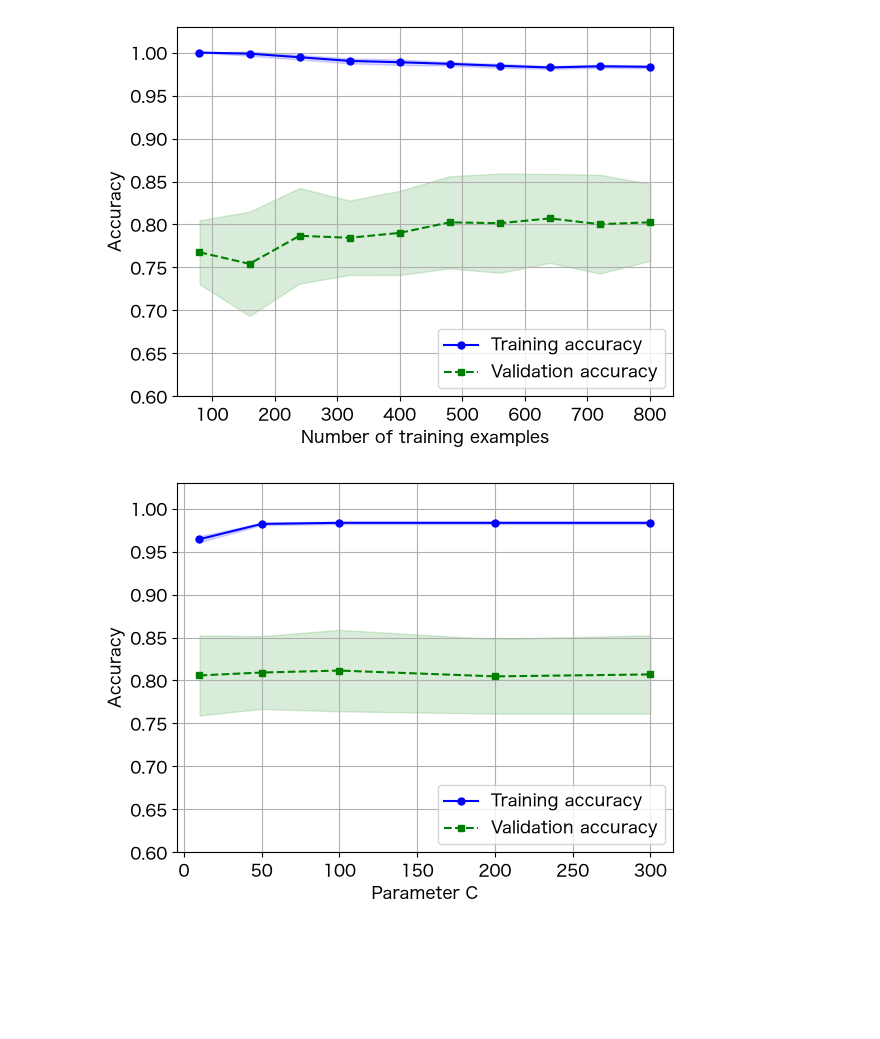
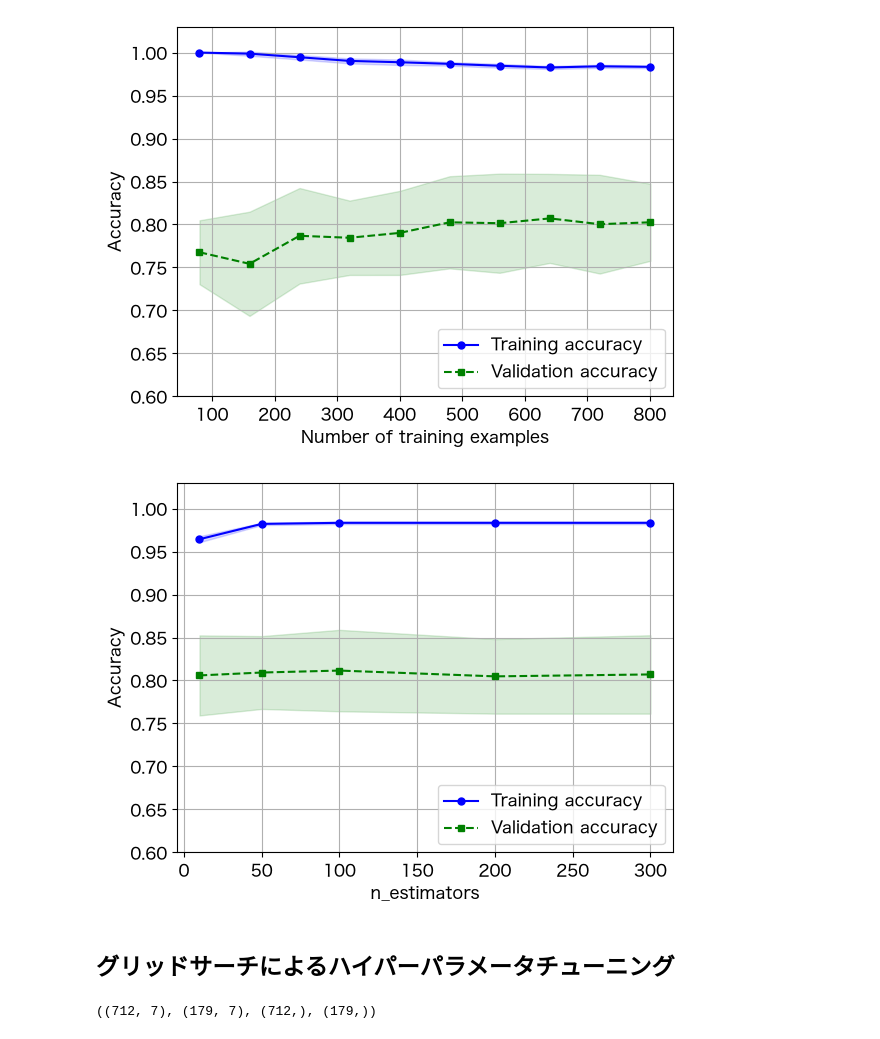
Before and after one commit to yasunobu-nonaka/machine-learning-notebooks, a Jupyter notebook: titanic/note.ipynb, the cells around one changed output. Cells and saved outputs as stored; diff of their text form; code cells hidden in the pictures; blank space fills up the shorter version.

```diff
--- a/titanic/note.ipynb
+++ b/titanic/note.ipynb
@@ -620,5 +620,5 @@ print("平均スコア:", scores.mean())
 # %%
 df_train = pd.read_csv("data/train.csv")
 # %%
-X_train, y_train = prepare_X_y(df_train, is_train_data=True)
+X, y = prepare_X_y(df_train, is_train_data=True)
 # %%
@@ -671,33 +671,35 @@ from sklearn.model_selection import validation_curve
 
 param_range = [10, 50, 100, 200, 300]
 
 train_scores, test_scores = validation_curve(
-    estimator=clf, X=X_train, y=y_train, param_name='n_estimators',
+    estimator=clf, X=X, y=y, param_name='n_estimators',
     param_range=param_range, cv=10
 )
 
 train_mean = np.mean(train_scores, axis=1)
 train_std = np.std(train_scores, axis=1)
 test_mean = np.mean(test_scores, axis=1)
 test_std = np.std(test_scores, axis=1)
 
 plt.plot(
     param_range, train_mean, color='blue', marker='o', markersize=5, label='Training accuracy'
 )
 plt.fill_between(param_range, train_mean + train_std, train_mean - train_std, alpha=0.15, color='blue')
 
 plt.plot(
     param_range, test_mean, color='green', linestyle='--', marker='s', markersize=5,
     label='Validation accuracy'
 )
 plt.fill_between(param_range, test_mean + test_std, test_mean - test_std, alpha=0.15, color='green')
 
 plt.grid()
-plt.xlabel('Parameter C')
+plt.xlabel('n_estimators')
 plt.ylabel('Accuracy')
 plt.legend(loc='lower right')
 plt.ylim(0.6, 1.03)
 
 plt.show()
 # %% [output]
-[figure, old version]
+[figure, new version]
+# %% [markdown]
+## グリッドサーチによるハイパーパラメータチューニング
@@ -703,0 +710,11 @@ plt.show()
+# %%
+# データを学習用とテスト用に分割
+from sklearn.model_selection import train_test_split
+
+X_train, X_test, y_train, y_test = train_test_split(
+    X, y, test_size=0.2, random_state=42, shuffle=True
+)
+
+X_train.shape, X_test.shape, y_train.shape, y_test.shape
+# %% [output]
+((712, 7), (179, 7), (712,), (179,))
```
Also changed, not shown: parts of 19 cells of this notebook.
